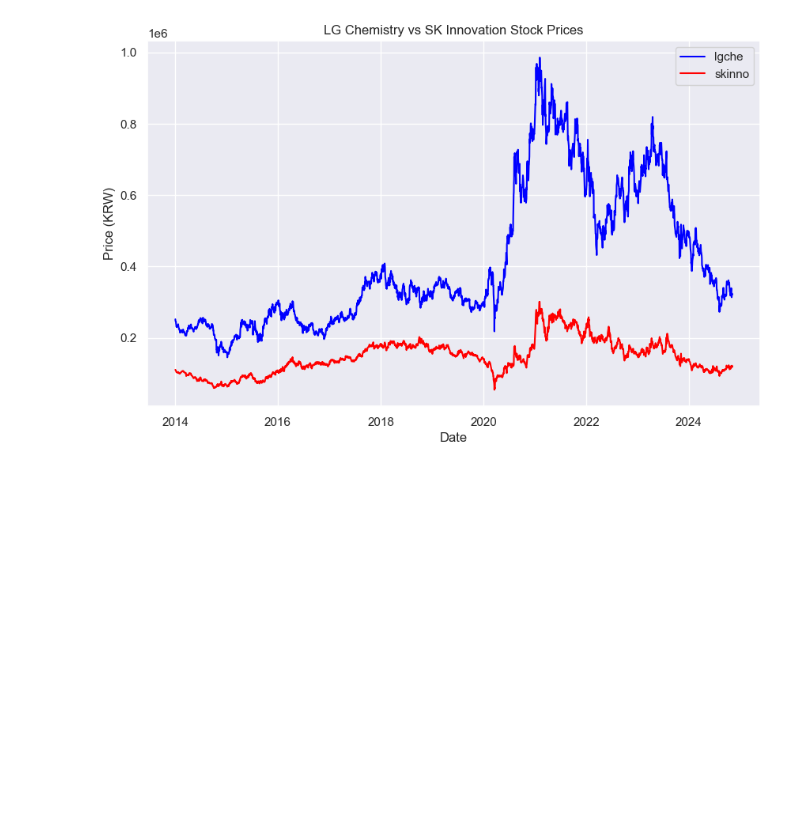
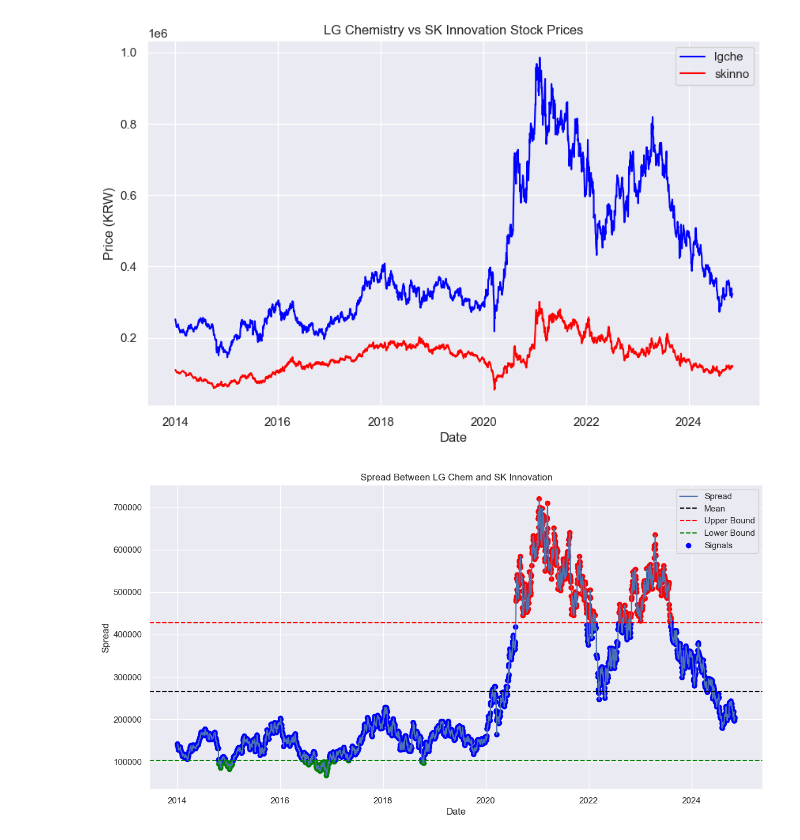
Before and after one commit to nomorebye/coding, a Jupyter notebook: ai1/lgch_skinno.ipynb, the cells around one changed output. Saved outputs shown, nothing was run; the diff lists cells and outputs as text; code cells hidden in the pictures; blank space fills up the shorter version.

```diff
--- a/ai1/lgch_skinno.ipynb
+++ b/ai1/lgch_skinno.ipynb
@@ -51,3 +51,36 @@ Date
 [2662 rows x 1 columns]
 LG화학과 SK이노베이션의 주가 상관관계: 0.764
 [figure]
+# %%
+# 두 종목 스프레드 계산
+data['Spread'] = data['051910.KS'] - data['096770.KS']
+
+# 스프레드의 평균과 표준편차
+spread_mean = data['Spread'].mean()
+spread_std = data['Spread'].std()
+
+# 상한과 하한 설정 (평균 ± 표준편차)
+upper_bound = spread_mean + spread_std
+lower_bound = spread_mean - spread_std
+
+# 차익거래 신호 생성: 스프레드가 상한을 넘어가면 매도 신호, 하한을 넘어가면 매수 신호
+data['Sell Signal'] = data['Spread'] > upper_bound
+data['Buy Signal'] = data['Spread'] < lower_bound
+
+# 결과 시각화
+plt.figure(figsize=(14, 7))
+plt.plot(data['Spread'], label='Spread')
+plt.axhline(spread_mean, color='black', linestyle='--', label='Mean')
+plt.axhline(upper_bound, color='red', linestyle='--', label='Upper Bound')
+plt.axhline(lower_bound, color='green', linestyle='--', label='Lower Bound')
+plt.scatter(data.index, data['Spread'], c=np.where(data['Sell Signal'], 'red', np.where(data['Buy Signal'], 'green', 'blue')), label='Signals')
+plt.legend()
+plt.title('Spread Between LG Chem and SK Innovation')
+plt.xlabel('Date')
+plt.ylabel('Spread')
+plt.show()
+
+# 차익거래 신호 출력
+print(data[['Spread', 'Sell Signal', 'Buy Signal']])
+# %% [output]
+[figure, added]
```
Also changed, not shown: parts of 2 cells of this notebook, 3 other files.
